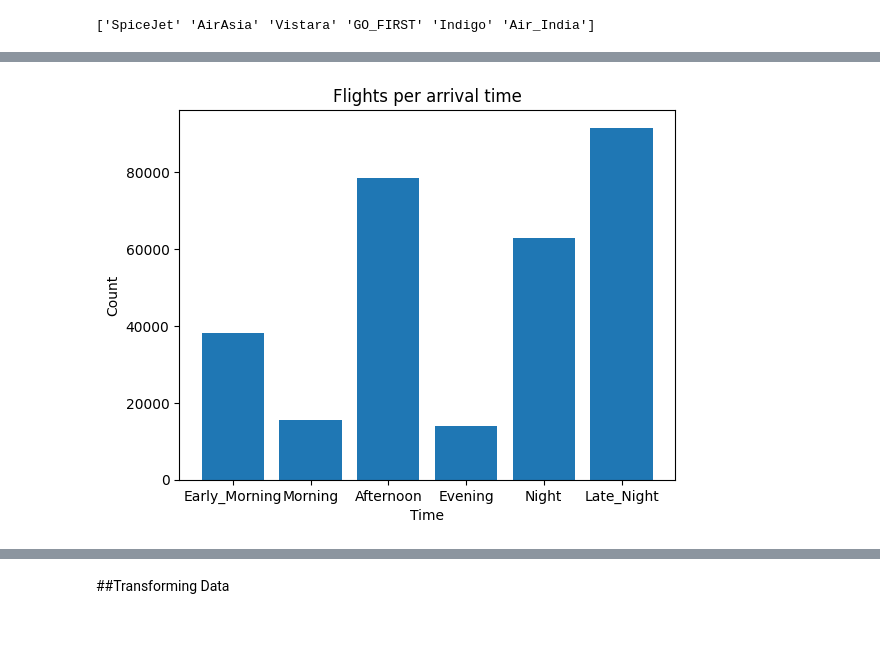
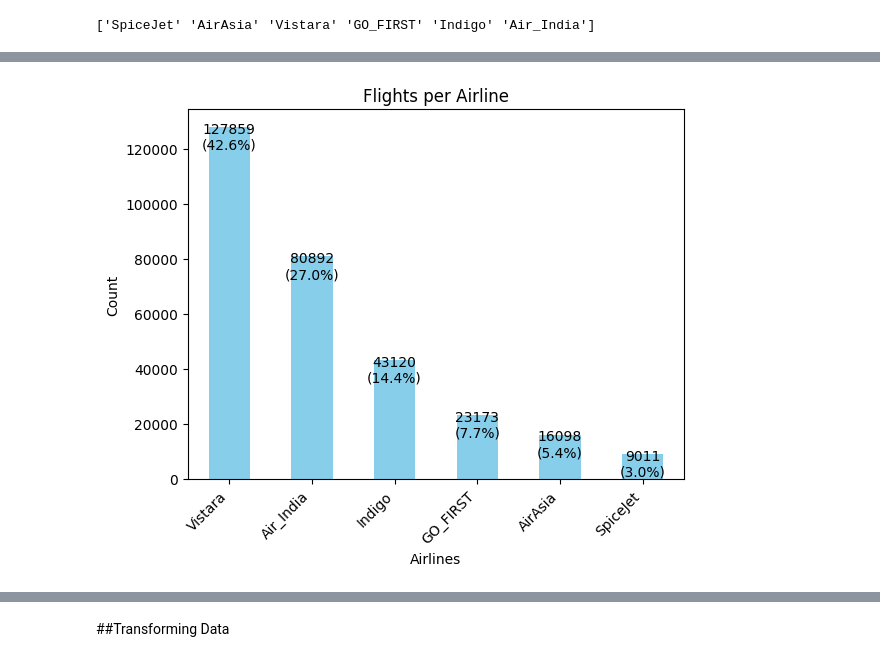
Before and after one commit to jadrzy/ProjectPythonForMachineLearning, a Jupyter notebook: notebooks/InitialDataAnalysis.ipynb, the cells around one changed output, grey strips where cells are left out. Drawn from its saved outputs; the diff is of its cells as text; code cells hidden in the pictures; blank space fills up the shorter version.

```diff
--- a/notebooks/InitialDataAnalysis.ipynb
+++ b/notebooks/InitialDataAnalysis.ipynb
@@ -145,13 +113,22 @@ plt.show()
-# %%
-arrival_time=data1["arrival_time"].sort_values()
-arrival_time_cnt=Counter(arrival_time)
-name_list = list(arrival_time_cnt.keys())
-count_list = list(arrival_time_cnt.values())
-plt.bar(name_list,count_list)
-plt.title('Flights per arrival time')
-plt.ylabel('Count')
-plt.xlabel('Time')
-plt.xticks([0,1,2,3,4,5],['Early_Morning','Morning','Afternoon', 'Evening','Night','Late_Night'])
-plt.show()
-# %% [output]
-[figure, removed]
+# %%
+import matplotlib.pyplot as plt
+from collections import Counter
+plt.figure(figsize=(8, 6))
+airline_counts = data1['airline'].value_counts()
+airline_percentage = (airline_counts / len(data1)) * 100
+
+ax = airline_counts.plot(kind='bar', color='skyblue')
+
+for p in ax.patches:
+    width = p.get_width()
+    height = p.get_height()
+    x, y = p.get_xy()
+    ax.annotate(f'{height}\n({p.get_height() / len(data1) * 100:.1f}%)', (x + width/2, y + height-9000), ha='center', va='bottom')
+
+plt.title('Flights per Airline')
+plt.ylabel('Count')
+plt.xlabel('Airlines')
+plt.xticks(rotation=45, ha='right')
+plt.show()
+# %% [output]
+[figure, added]
```
Also changed, not shown: parts of 21 cells of this notebook.
